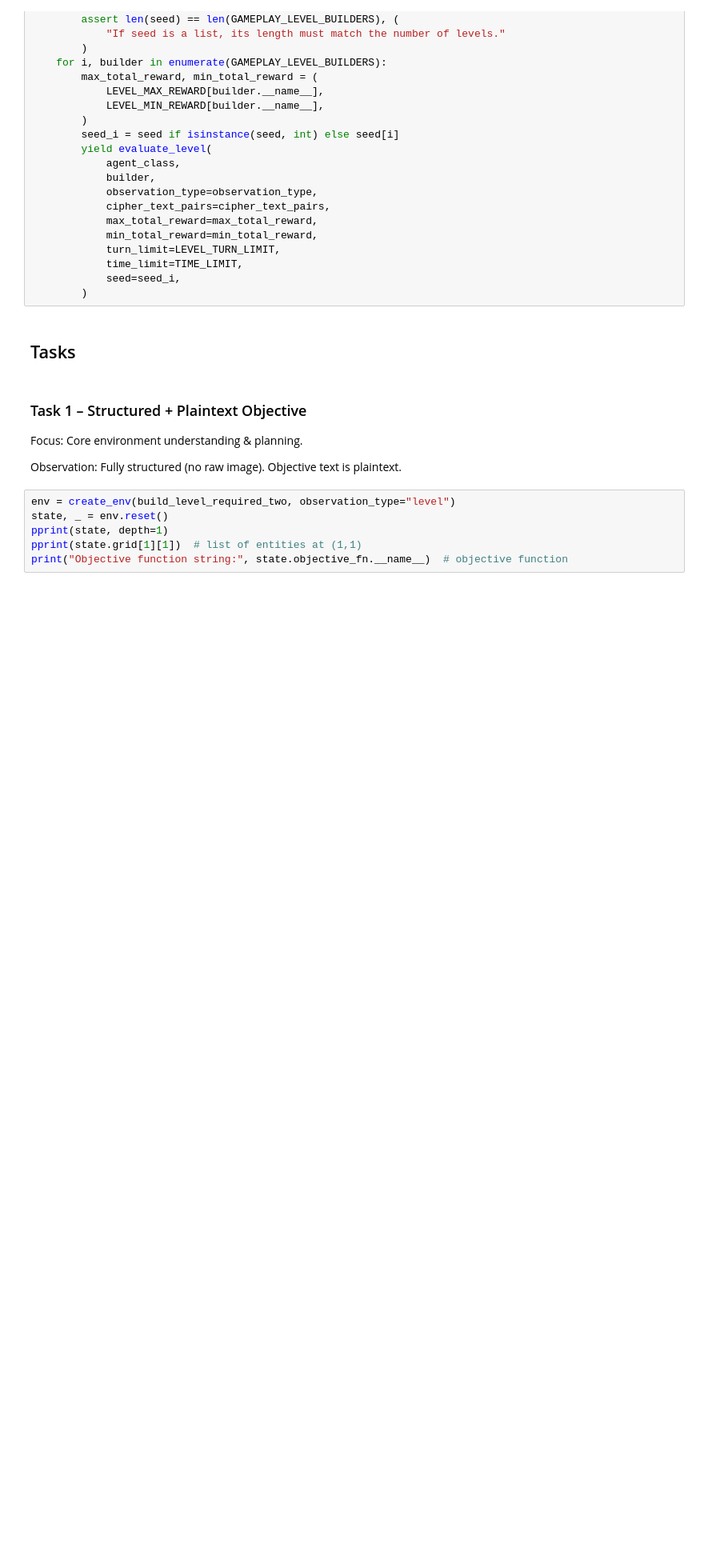
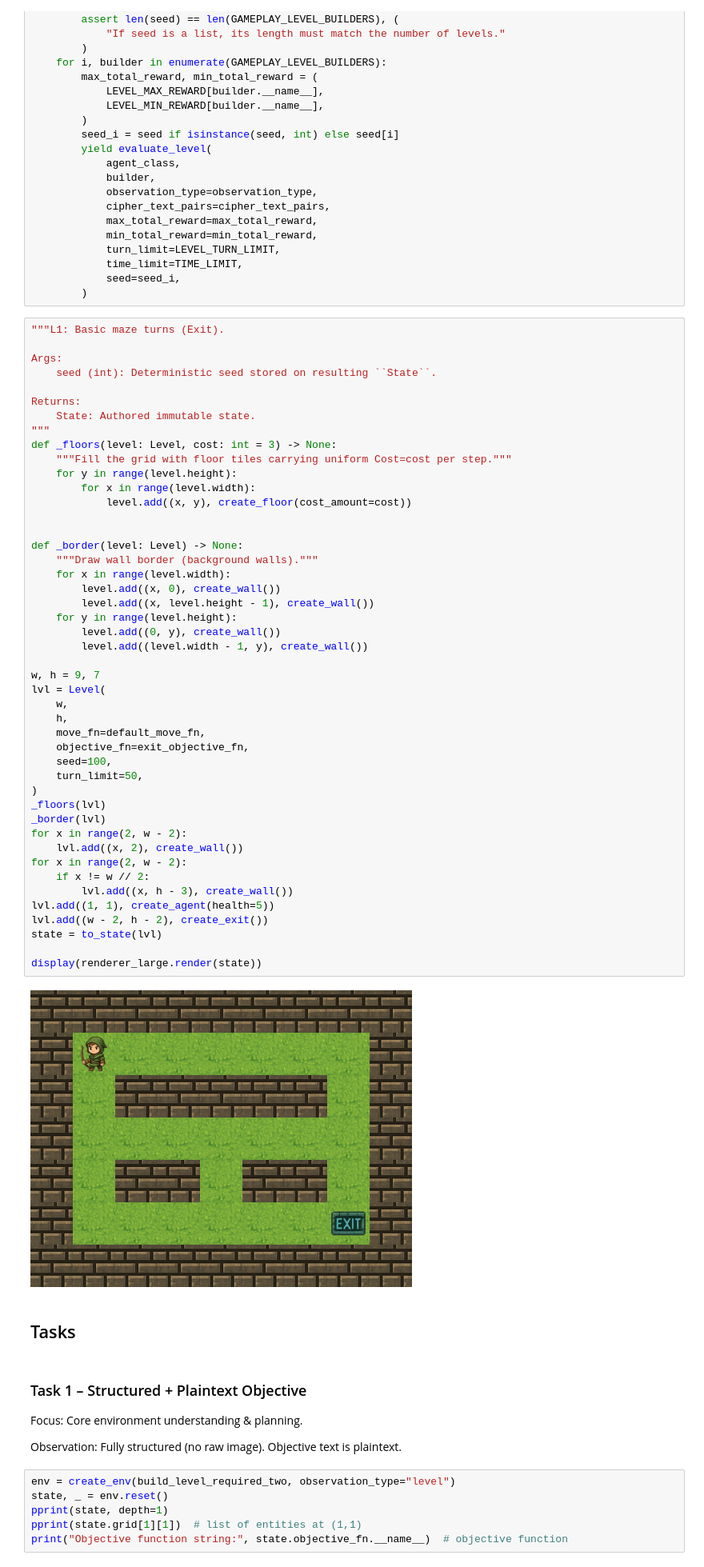
Before and after one commit to uylulu/cs2109s-miniproject, a Jupyter notebook: mini-project.ipynb, the cells around one changed output. Shown at 80% size. Cells and saved outputs as stored; diff of their text form; blank space fills up the shorter version.

```diff
--- a/mini-project.ipynb
+++ b/mini-project.ipynb
@@ -945,6 +945,54 @@ def evaluate_all_gameplay_levels(
             time_limit=TIME_LIMIT,
             seed=seed_i,
         )
+# %%
+"""L1: Basic maze turns (Exit).
+
+Args:
+    seed (int): Deterministic seed stored on resulting ``State``.
+
+Returns:
+    State: Authored immutable state.
+"""
+def _floors(level: Level, cost: int = 3) -> None:
+    """Fill the grid with floor tiles carrying uniform Cost=cost per step."""
+    for y in range(level.height):
+        for x in range(level.width):
+            level.add((x, y), create_floor(cost_amount=cost))
+
+
+def _border(level: Level) -> None:
+    """Draw wall border (background walls)."""
+    for x in range(level.width):
+        level.add((x, 0), create_wall())
+        level.add((x, level.height - 1), create_wall())
+    for y in range(level.height):
+        level.add((0, y), create_wall())
+        level.add((level.width - 1, y), create_wall())
+
+w, h = 9, 7
+lvl = Level(
+    w,
+    h,
+    move_fn=default_move_fn,
+    objective_fn=exit_objective_fn,
+    seed=100,
+    turn_limit=50,
+)
+_floors(lvl)
+_border(lvl)
+for x in range(2, w - 2):
+    lvl.add((x, 2), create_wall())
+for x in range(2, w - 2):
+    if x != w // 2:
+        lvl.add((x, h - 3), create_wall())
+lvl.add((1, 1), create_agent(health=5))
+lvl.add((w - 2, h - 2), create_exit())
+state = to_state(lvl)
+
+display(renderer_large.render(state))
+# %% [output]
+[figure, added]
 # %% [markdown]
 ## Tasks
 # %% [markdown]
```
Also changed, not shown: 8 other files.
